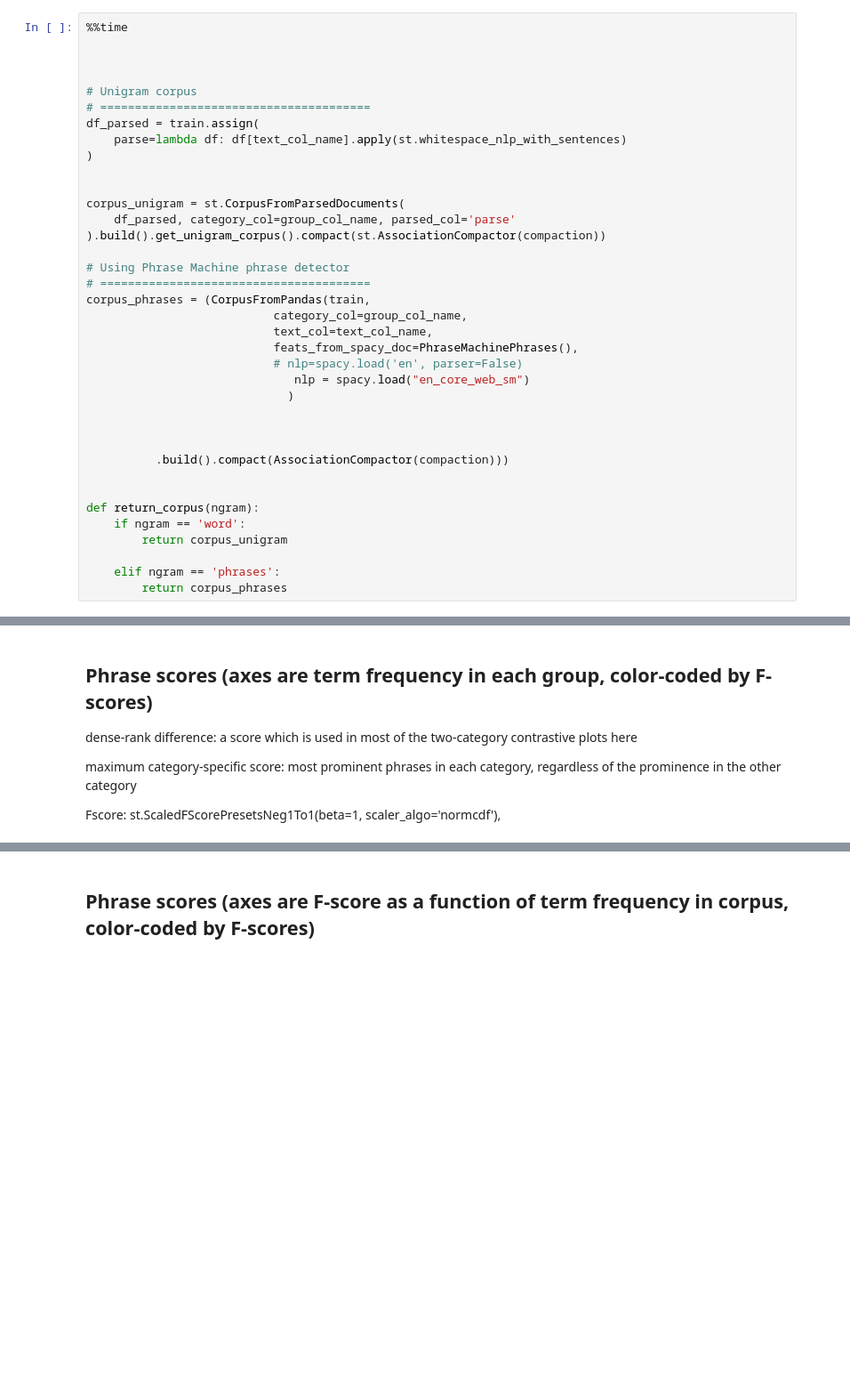
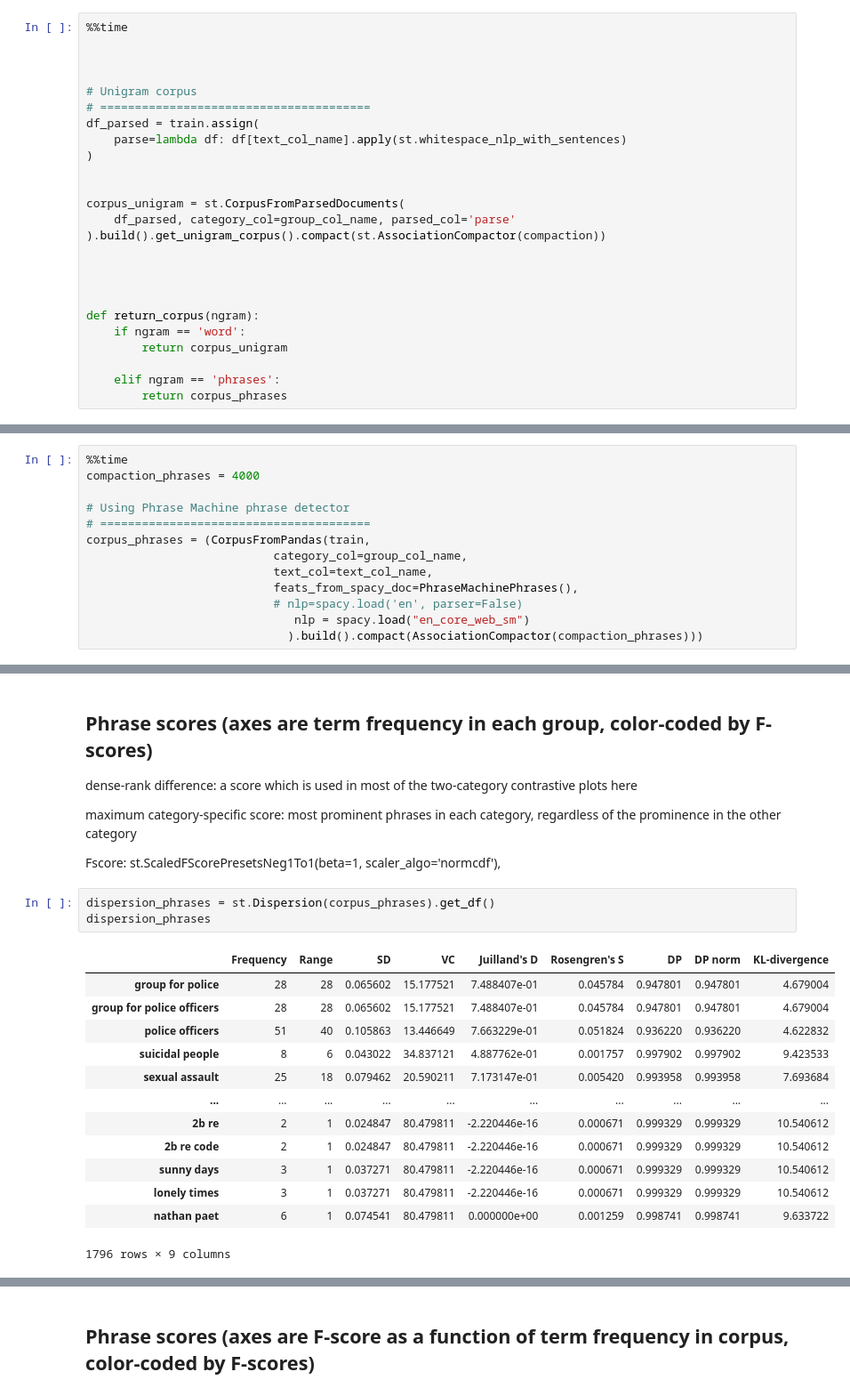
Before and after one commit to danielmlow/rallypoint_suicide_detection, a Jupyter notebook: scattertext.ipynb, the cells around one changed output, grey strips where cells are left out. Shown at 89% size. Saved outputs shown, nothing was run; the diff lists cells and outputs as text; blank space fills up the shorter version.

```diff
--- a/scattertext.ipynb
+++ b/scattertext.ipynb
@@ -111,19 +107,7 @@ corpus_unigram = st.CorpusFromParsedDocuments(
     df_parsed, category_col=group_col_name, parsed_col='parse'
 ).build().get_unigram_corpus().compact(st.AssociationCompactor(compaction))
 
-# Using Phrase Machine phrase detector
-# =======================================
-corpus_phrases = (CorpusFromPandas(train,
-                           category_col=group_col_name,
-                           text_col=text_col_name,
-                           feats_from_spacy_doc=PhraseMachinePhrases(),
-                           # nlp=spacy.load('en', parser=False)
-                              nlp = spacy.load("en_core_web_sm")
-                             )
 
-
-
-          .build().compact(AssociationCompactor(compaction)))
 
 
 def return_corpus(ngram):
@@ -137,0 +122,13 @@ Wall time: 2min 23s
+# %%
+%%time
+compaction_phrases = 4000
+
+# Using Phrase Machine phrase detector
+# =======================================
+corpus_phrases = (CorpusFromPandas(train,
+                           category_col=group_col_name,
+                           text_col=text_col_name,
+                           feats_from_spacy_doc=PhraseMachinePhrases(),
+                           # nlp=spacy.load('en', parser=False)
+                              nlp = spacy.load("en_core_web_sm")
+                             ).build().compact(AssociationCompactor(compaction_phrases)))
@@ -408,4 +514,21 @@ dense-rank difference: a score which is used in most of the two-category contras
 maximum category-specific score: most prominent phrases in each category, regardless of the prominence in the other category
 
 Fscore: st.ScaledFScorePresetsNeg1To1(beta=1, scaler_algo='normcdf'),
+# %%
+dispersion_phrases = st.Dispersion(corpus_phrases).get_df()
+dispersion_phrases
+# %% [output]
+|  | Frequency | Range | SD | VC | Juilland's D | Rosengren's S | DP | DP norm | KL-divergence |
+| group for police | 28 | 28 | 0.065602 | 15.177521 | 7.488407e-01 | 0.045784 | 0.947801 | 0.947801 | 4.679004 |
+| group for police officers | 28 | 28 | 0.065602 | 15.177521 | 7.488407e-01 | 0.045784 | 0.947801 | 0.947801 | 4.679004 |
+| police officers | 51 | 40 | 0.105863 | 13.446649 | 7.663229e-01 | 0.051824 | 0.936220 | 0.936220 | 4.622832 |
+| suicidal people | 8 | 6 | 0.043022 | 34.837121 | 4.887762e-01 | 0.001757 | 0.997902 | 0.997902 | 9.423533 |
+| sexual assault | 25 | 18 | 0.079462 | 20.590211 | 7.173147e-01 | 0.005420 | 0.993958 | 0.993958 | 7.693684 |
+| ... | ... | ... | ... | ... | ... | ... | ... | ... | ... |
+| 2b re | 2 | 1 | 0.024847 | 80.479811 | -2.220446e-16 | 0.000671 | 0.999329 | 0.999329 | 10.540612 |
+| 2b re code | 2 | 1 | 0.024847 | 80.479811 | -2.220446e-16 | 0.000671 | 0.999329 | 0.999329 | 10.540612 |
+| sunny days | 3 | 1 | 0.037271 | 80.479811 | -2.220446e-16 | 0.000671 | 0.999329 | 0.999329 | 10.540612 |
+| lonely times | 3 | 1 | 0.037271 | 80.479811 | -2.220446e-16 | 0.000671 | 0.999329 | 0.999329 | 10.540612 |
+| nathan paet | 6 | 1 | 0.074541 | 80.479811 | 0.000000e+00 | 0.001259 | 0.998741 | 0.998741 | 9.633722 |
+1796 rows × 9 columns
 # %%
```
Also changed, not shown: parts of 29 cells of this notebook.
